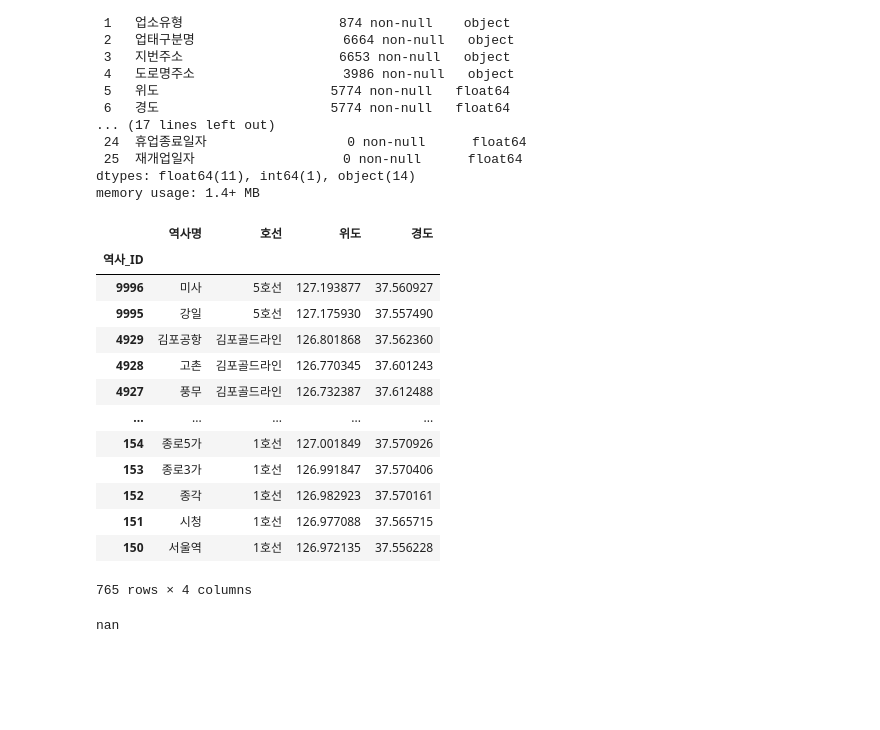
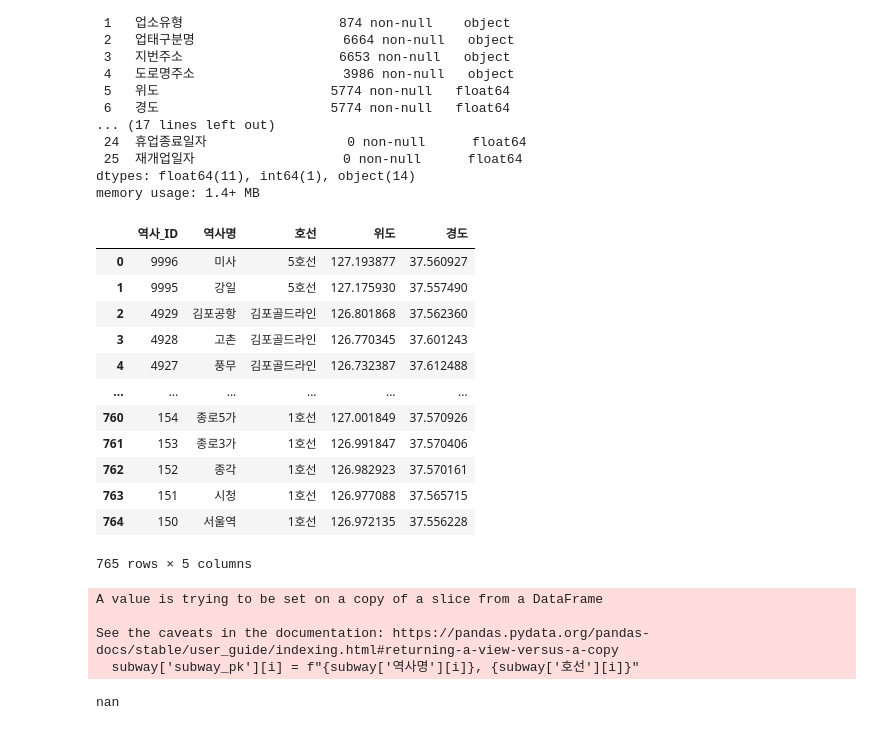
Before and after one commit to manki8908/Project_TJ_EDA_202305, a Jupyter notebook: naver_crw/src/insert_large_dist.ipynb, the cells around one changed output. Cells and saved outputs as stored; diff of their text form; code cells hidden in the pictures; blank space fills up the shorter version.

```diff
--- a/naver_crw/src/insert_large_dist.ipynb
+++ b/naver_crw/src/insert_large_dist.ipynb
@@ -25,23 +25,33 @@ Data columns (total 26 columns):
 dtypes: float64(11), int64(1), object(14)
 memory usage: 1.4+ MB
 # %%
-subway = pd.read_csv('../DABA/서울시 역사마스터 정보.csv', index_col=0, encoding='euc-kr')
+subway = pd.read_csv('../DABA/서울시 역사마스터 정보.csv', encoding='euc-kr')
 subway
 # %% [output]
-|  | 역사명 | 호선 | 위도 | 경도 |
-| 역사_ID |  |  |  |  |
-| 9996 | 미사 | 5호선 | 127.193877 | 37.560927 |
-| 9995 | 강일 | 5호선 | 127.175930 | 37.557490 |
-| 4929 | 김포공항 | 김포골드라인 | 126.801868 | 37.562360 |
-| 4928 | 고촌 | 김포골드라인 | 126.770345 | 37.601243 |
-| 4927 | 풍무 | 김포골드라인 | 126.732387 | 37.612488 |
-| ... | ... | ... | ... | ... |
-| 154 | 종로5가 | 1호선 | 127.001849 | 37.570926 |
-| 153 | 종로3가 | 1호선 | 126.991847 | 37.570406 |
-| 152 | 종각 | 1호선 | 126.982923 | 37.570161 |
-| 151 | 시청 | 1호선 | 126.977088 | 37.565715 |
-| 150 | 서울역 | 1호선 | 126.972135 | 37.556228 |
+|  | 역사_ID | 역사명 | 호선 | 위도 | 경도 |
+| 0 | 9996 | 미사 | 5호선 | 127.193877 | 37.560927 |
+| 1 | 9995 | 강일 | 5호선 | 127.175930 | 37.557490 |
+| 2 | 4929 | 김포공항 | 김포골드라인 | 126.801868 | 37.562360 |
+| 3 | 4928 | 고촌 | 김포골드라인 | 126.770345 | 37.601243 |
+| 4 | 4927 | 풍무 | 김포골드라인 | 126.732387 | 37.612488 |
+| ... | ... | ... | ... | ... | ... |
+| 760 | 154 | 종로5가 | 1호선 | 127.001849 | 37.570926 |
+| 761 | 153 | 종로3가 | 1호선 | 126.991847 | 37.570406 |
+| 762 | 152 | 종각 | 1호선 | 126.982923 | 37.570161 |
+| 763 | 151 | 시청 | 1호선 | 126.977088 | 37.565715 |
+| 764 | 150 | 서울역 | 1호선 | 126.972135 | 37.556228 |
-765 rows × 4 columns
+765 rows × 5 columns
+# %%
+# 프라이머리 키 생성
+subway['subway_pk'] = np.nan
+for i in range(subway.shape[0]):
+    #print(subway['역사명'][i], subway['호선'][i])
+    subway['subway_pk'][i] = f"{subway['역사명'][i]}, {subway['호선'][i]}"
+# %% [output]
+A value is trying to be set on a copy of a slice from a DataFrame
+
+See the caveats in the documentation: https://pandas.pydata.org/pandas-docs/stable/user_guide/indexing.html#returning-a-view-versus-a-copy
+  subway['subway_pk'][i] = f"{subway['역사명'][i]}, {subway['호선'][i]}"
 # %%
 large_df.iloc[0]['사업장명']
 
```
Also changed, not shown: 1 other file.
